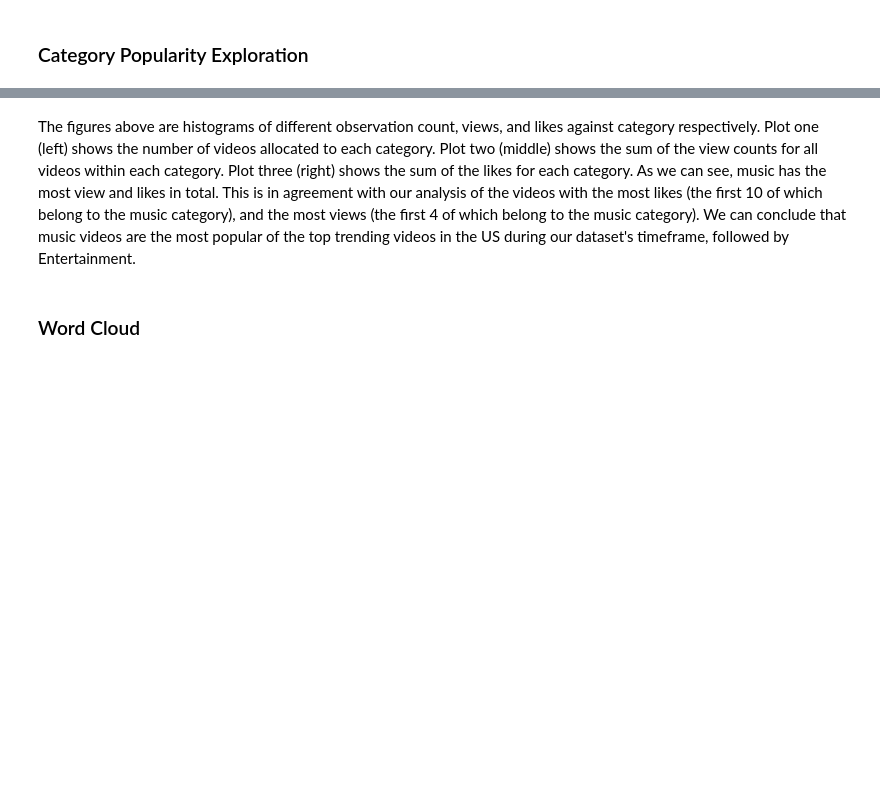
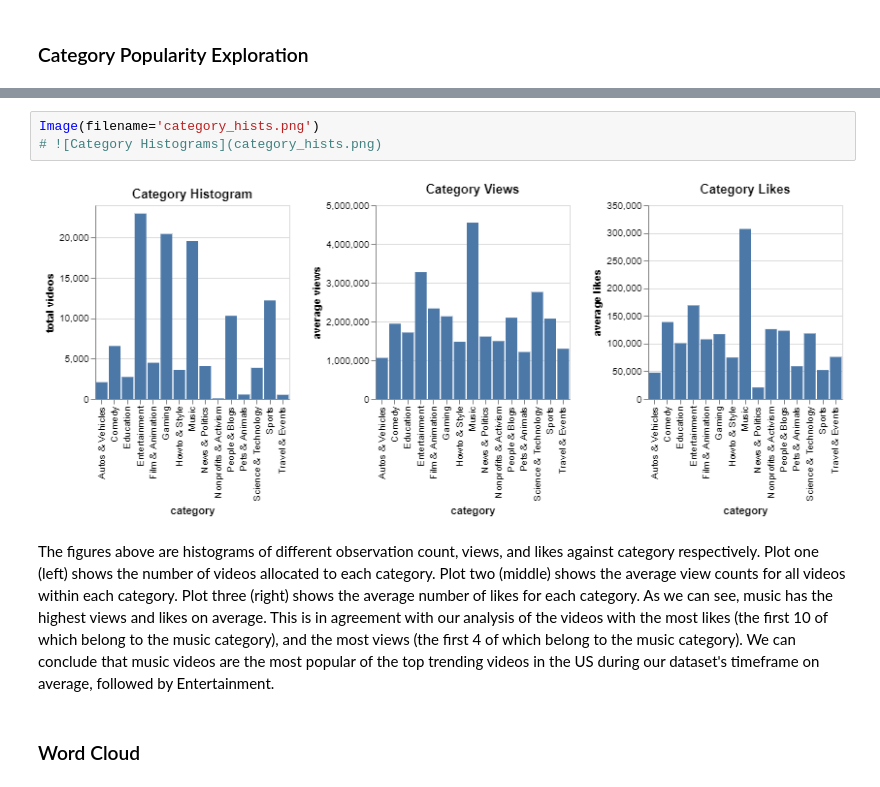
Before and after one commit to booleank/PSTAT100FinalProject, a Jupyter notebook: project-final-report.ipynb, the cells around one changed output, grey strips where cells are left out. Saved outputs shown, nothing was run; the diff lists cells and outputs as text; blank space fills up the shorter version.

```diff
--- a/project-final-report.ipynb
+++ b/project-final-report.ipynb
@@ -118,4 +123,9 @@ To better understand the relationship between different types of video interacti
+# %%
+Image(filename='category_hists.png')
+# ![Category Histograms](category_hists.png)
+# %% [output]
+[figure, added]
 # %% [markdown]
-The figures above are histograms of different observation count, views, and likes against category respectively. Plot one (left) shows the number of videos allocated to each category. Plot two (middle) shows the sum of the view counts for all videos within each category. Plot three (right) shows the sum of the likes for each category. As we can see, music has the most view and likes in total. This is in agreement with our analysis of the videos with the most likes (the first 10 of which belong to the music category), and the most views (the first 4 of which belong to the music category). We can conclude that music videos are the most popular of the top trending videos in the US during our dataset's timeframe, followed by Entertainment.
+The figures above are histograms of different observation count, views, and likes against category respectively. Plot one (left) shows the number of videos allocated to each category. Plot two (middle) shows the average view counts for all videos within each category. Plot three (right) shows the average number of likes for each category. As we can see, music has the highest views and likes on average. This is in agreement with our analysis of the videos with the most likes (the first 10 of which belong to the music category), and the most views (the first 4 of which belong to the music category). We can conclude that music videos are the most popular of the top trending videos in the US during our dataset's timeframe on average, followed by Entertainment.
 # %% [markdown]
 ### Word Cloud
```
Also changed, not shown: parts of 18 cells of this notebook.
